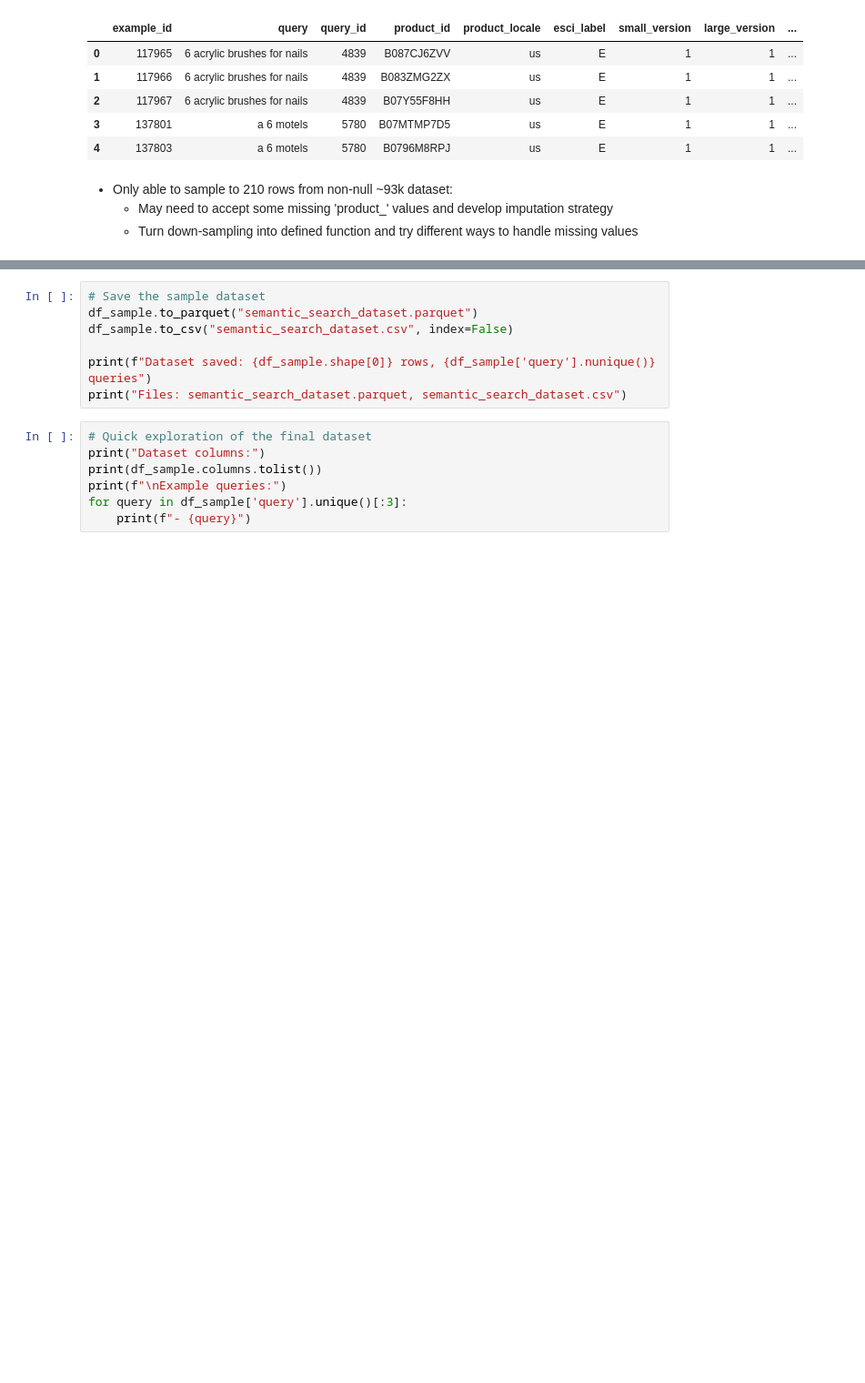
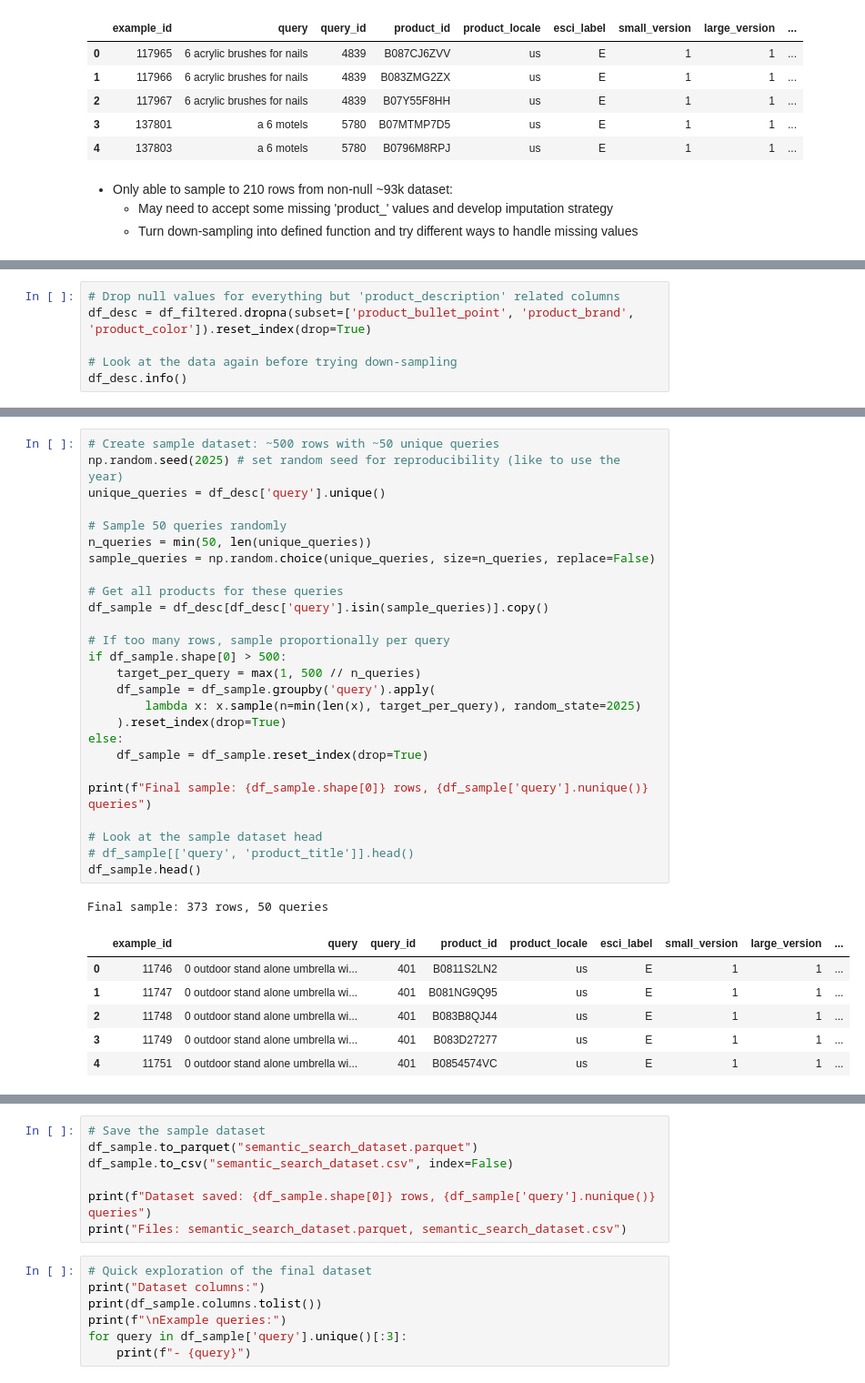
Before and after one commit to schellrw/semantic-search, a Jupyter notebook: notebooks/01_data_exploration.ipynb, the cells around one changed output, grey strips where cells are left out. Shown: that part at 91% size. Drawn from its saved outputs; the diff is of its cells as text; blank space fills up the shorter version.

```diff
--- a/notebooks/01_data_exploration.ipynb
+++ b/notebooks/01_data_exploration.ipynb
@@ -174,0 +366,6 @@ Final sample: 210 rows, 50 queries
+# %%
+# Drop null values for everything but 'product_description' related columns
+df_desc = df_filtered.dropna(subset=['product_bullet_point', 'product_brand', 'product_color']).reset_index(drop=True)
+
+# Look at the data again before trying down-sampling
+df_desc.info()
@@ -174,0 +390,34 @@ Final sample: 210 rows, 50 queries
+# %%
+# Create sample dataset: ~500 rows with ~50 unique queries
+np.random.seed(2025) # set random seed for reproducibility (like to use the year)
+unique_queries = df_desc['query'].unique()
+
+# Sample 50 queries randomly
+n_queries = min(50, len(unique_queries))
+sample_queries = np.random.choice(unique_queries, size=n_queries, replace=False)
+
+# Get all products for these queries
+df_sample = df_desc[df_desc['query'].isin(sample_queries)].copy()
+
+# If too many rows, sample proportionally per query
+if df_sample.shape[0] > 500:
+    target_per_query = max(1, 500 // n_queries)
+    df_sample = df_sample.groupby('query').apply(
+        lambda x: x.sample(n=min(len(x), target_per_query), random_state=2025)
+    ).reset_index(drop=True)
+else:
+    df_sample = df_sample.reset_index(drop=True)
+
+print(f"Final sample: {df_sample.shape[0]} rows, {df_sample['query'].nunique()} queries")
+
+# Look at the sample dataset head
+# df_sample[['query', 'product_title']].head()
+df_sample.head()
+# %% [output]
+Final sample: 373 rows, 50 queries
+|  | example_id | query | query_id | product_id | product_locale | esci_label | small_version | large_version | ... |
+| 0 | 11746 | 0 outdoor stand alone umbrella wi... | 401 | B0811S2LN2 | us | E | 1 | 1 | ... |
+| 1 | 11747 | 0 outdoor stand alone umbrella wi... | 401 | B081NG9Q95 | us | E | 1 | 1 | ... |
+| 2 | 11748 | 0 outdoor stand alone umbrella wi... | 401 | B083B8QJ44 | us | E | 1 | 1 | ... |
+| 3 | 11749 | 0 outdoor stand alone umbrella wi... | 401 | B083D27277 | us | E | 1 | 1 | ... |
+| 4 | 11751 | 0 outdoor stand alone umbrella wi... | 401 | B0854574VC | us | E | 1 | 1 | ... |
```
Also changed, not shown: parts of 22 cells of this notebook, 2 other files.
